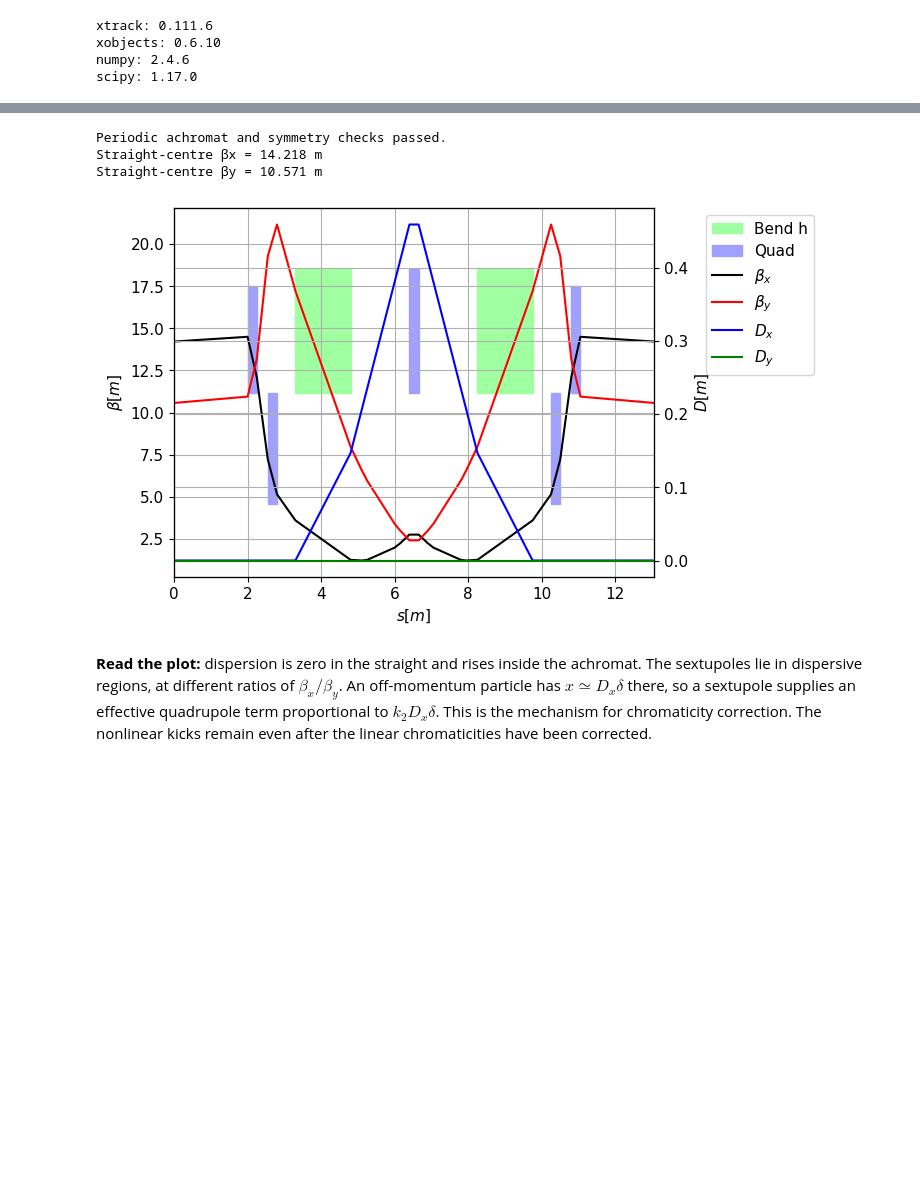
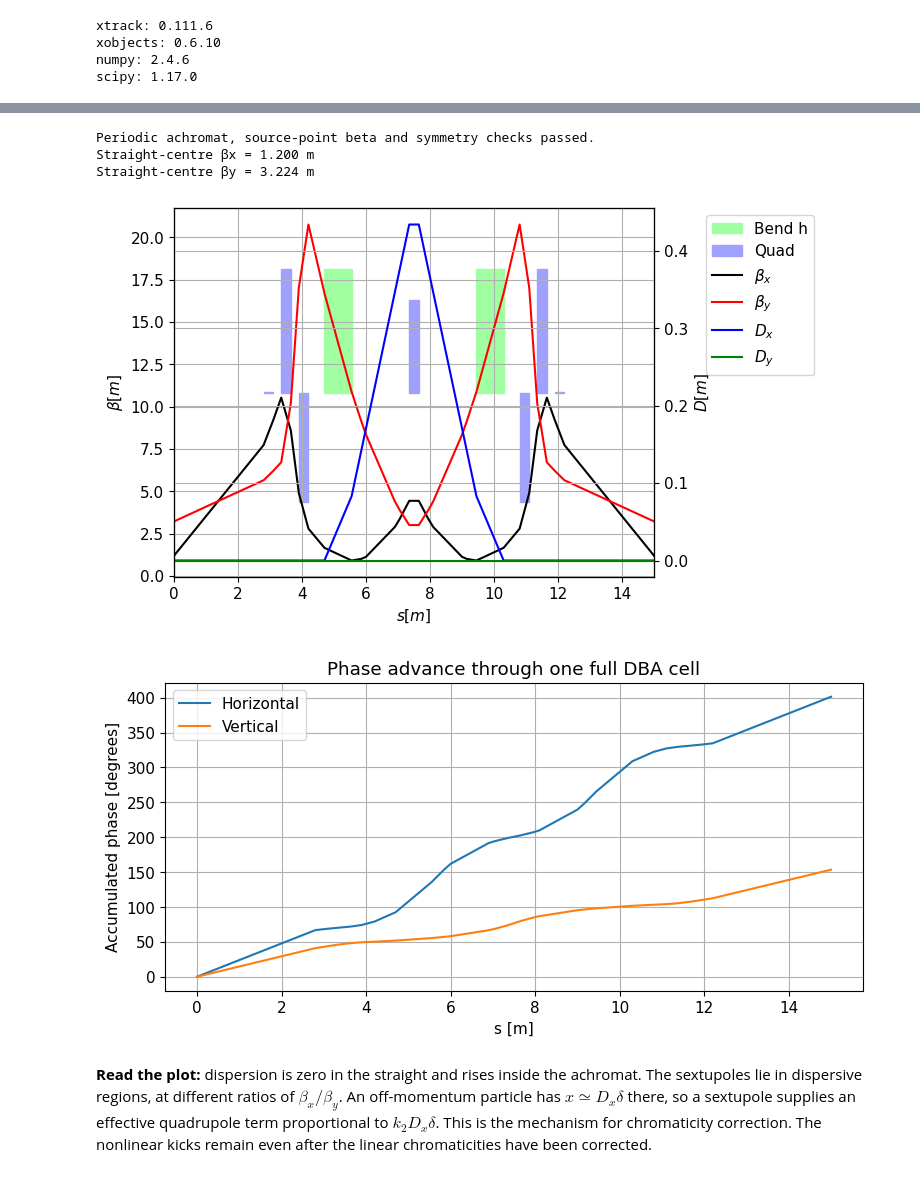
Before and after one commit to xsuite/tutorial_cas_ee_coll_and_ls, a Jupyter notebook: notebook_00_light_source.ipynb, the cells around one changed output, grey strips where cells are left out. Cells and saved outputs as stored; diff of their text form; code cells hidden in the pictures; blank space fills up the shorter version.

Commit message:
Build BESSY II-inspired toy light-source lattice

```diff
--- a/notebook_00_light_source.ipynb
+++ b/notebook_00_light_source.ipynb
@@ -78,33 +95,36 @@ magnet polarities. SD sits nearer each bend and SF nearer the central focusing q
 # %%
-energy_eV = 3e9
+energy_eV = 1.7e9
 n_cells = 16
-qx_target, qy_target = 11.22, 4.18
+qx_target, qy_target = 17.84, 6.82
+beta_x_straight = 1.2
+rf_voltage = 1.5e6
 
 env = xt.Environment()
 env.set_particle_ref('electron', energy0=energy_eV)
 env.vars({
-    'l_bend': 1.5,
+    'l_bend': 0.85,
     'theta_bend': 2 * np.pi / (2 * n_cells),
-    'kq1': 2.9,
-    'kq2': -3.0,
-    'kqc': 3.3,
+    'kq1': 0.01,
+    'kq2': 3.92,
+    'kq3': -3.50,
+    'kqc': 2.93,
     'ksf': 0.0,
     'ksd': 0.0,
 })
 
-# Three quadrupole families; one central QC per cell.
-for name, length in [('dss', 2.0), ('d03', 0.3), ('d05', 0.5),
-                     ('d075', 0.75), ('d025', 0.25)]:
+# Three outer quadrupoles, plus one central QC per cell.
+for name, length in [('dss', 2.8), ('d03', 0.3), ('d05', 0.5),
+                     ('d09', 0.9), ('d025', 0.25)]:
     env.new(name, xt.Drift, length=length)
-for name in ['q1', 'q2', 'qc']:
-    env.new(name, xt.Quadrupole, length=0.25, k1='k' + name)
+for name in ['q1', 'q2', 'q3', 'qc']:
+    env.new(name, xt.Quadrupole, length=0.30, k1='k' + name)
 env.new('bend', xt.Bend, length='l_bend', angle='theta_bend')
 env.new('sf', xt.Sextupole, length=0.15, k2='ksf')
 env.new('sd', xt.Sextupole, length=0.15, k2='ksd')
 
 half_cell = env.new_line(components=[
-    'dss', 'q1', 'd03', 'q2', 'd05', 'bend',
-    'd03', 'sd', 'd075', 'sf', 'd025',
+    'dss', 'q1', 'd025', 'q2', 'd025', 'q3', 'd05', 'bend',
+    'd03', 'sd', 'd09', 'sf', 'd03',
 ])
 cell = env.new_line(components=[
     env.new('ss', xt.Marker),
@@ -112,7 +132,8 @@ cell = env.new_line(components=[
     env.new('cell_end', xt.Marker),
 ])
 assert list(cell.element_names).count('qc') == 1
-assert np.count_nonzero(cell.get_table().element_type == 'Quadrupole') == 5
+assert np.count_nonzero(cell.get_table().element_type == 'Quadrupole') == 7
+np.testing.assert_allclose(cell.get_length(), 15.0)
 print(f'Cell length: {cell.get_length():.3f} m')
 print(f'Bend angle: {np.degrees(env["theta_bend"]):.3f} degrees')
 cell.get_table().show(cols=['s', 'element_type'])
@@ -209,20 +230,31 @@ id state tag met name lower_limit   current_val upper_limit val_at_iter_0
 # %%
 tw_cell = cell.twiss4d()
 np.testing.assert_allclose([tw_cell.qx, tw_cell.qy],
                            np.array([qx_target, qy_target]) / n_cells, atol=1e-8, rtol=0)
 np.testing.assert_allclose([tw_cell['dx', 'ss'], tw_cell['dpx', 'ss'],
                            tw_cell['alfx', 'ss'], tw_cell['alfy', 'ss']],
                           0, atol=1e-6)
-print('Periodic achromat and symmetry checks passed.')
+np.testing.assert_allclose(tw_cell['betx', 'ss'], beta_x_straight, atol=1e-6, rtol=0)
+assert tw_cell['bety', 'ss'] > 1.0  # Check that the other source-point beta is also moderate.
+print('Periodic achromat, source-point beta and symmetry checks passed.')
 print(f'Straight-centre βx = {tw_cell["betx", "ss"]:.3f} m')
 print(f'Straight-centre βy = {tw_cell["bety", "ss"]:.3f} m')
 tw_cell.plot()
 plt.show()
+
+fig, ax = plt.subplots()
+ax.plot(tw_cell.s, 360 * tw_cell.mux, label='Horizontal')
+ax.plot(tw_cell.s, 360 * tw_cell.muy, label='Vertical')
+ax.set(xlabel='s [m]', ylabel='Accumulated phase [degrees]',
+       title='Phase advance through one full DBA cell')
+ax.legend()
+plt.show()
 # %% [output]
-Periodic achromat and symmetry checks passed.
-Straight-centre βx = 14.218 m
-Straight-centre βy = 10.571 m
+Periodic achromat, source-point beta and symmetry checks passed.
+Straight-centre βx = 1.200 m
+Straight-centre βy = 3.224 m
-[figure, old version]
+[figure, new version]
+[figure, added]
 # %% [markdown]
 **Read the plot:** dispersion is zero in the straight and rises inside the achromat.
 The sextupoles lie in dispersive regions, at different ratios of $\beta_x/\beta_y$.
```
Also changed, not shown: parts of 21 cells of this notebook, 1 other file.
